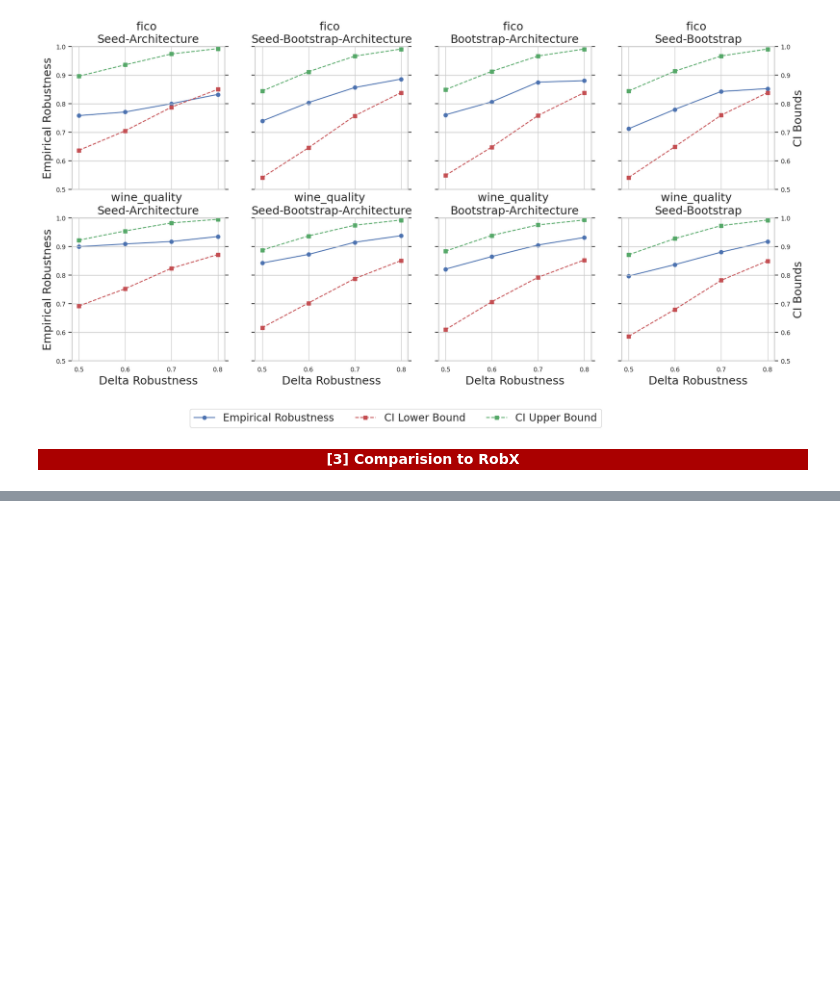
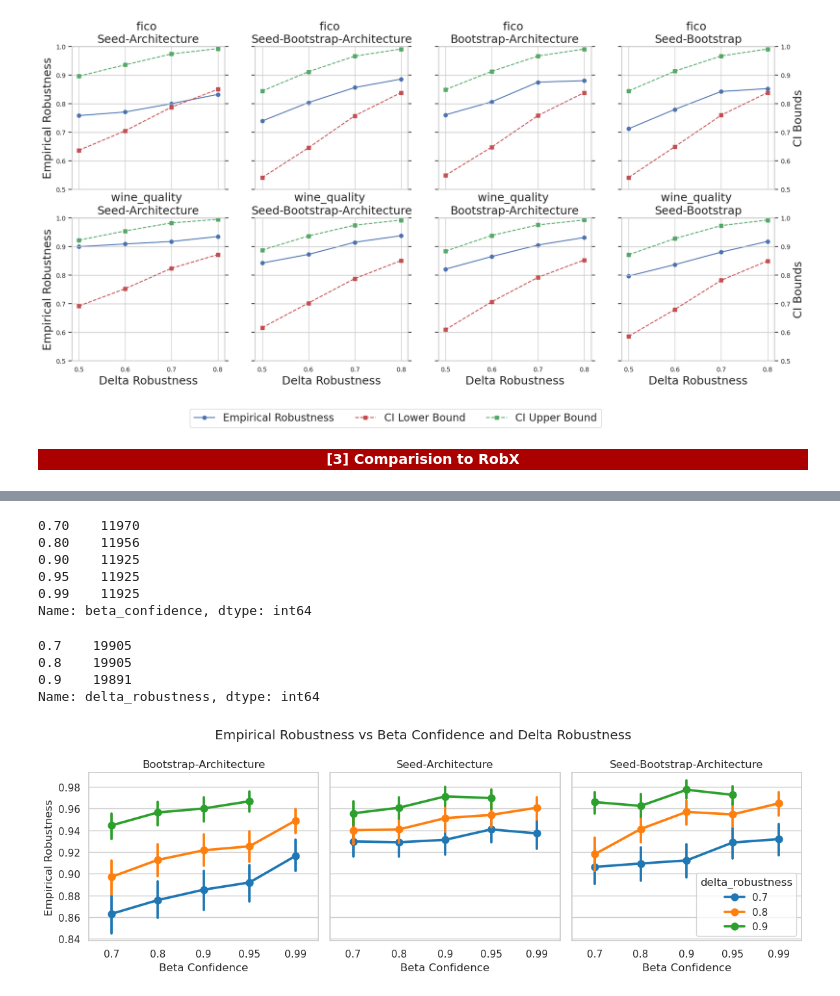
Before and after one commit to istepka/betarce, a Jupyter notebook: exp_vis.ipynb, the cells around one changed output, grey strips where cells are left out. Cells and saved outputs as stored; diff of their text form; code cells hidden in the pictures; blank space fills up the shorter version.

```diff
--- a/exp_vis.ipynb
+++ b/exp_vis.ipynb
@@ -414,0 +476,46 @@ plt.tight_layout()
+# %%
+conf_raw_df['beta_confidence'].value_counts()
+# %% [output]
+0.70    11970
+0.80    11956
+0.90    11925
+0.95    11925
+0.99    11925
+Name: beta_confidence, dtype: int64
+# %%
+conf_raw_df['delta_robustness'].value_counts()
+# %% [output]
+0.7    19905
+0.8    19905
+0.9    19891
+Name: delta_robustness, dtype: int64
+# %%
+experiments = conf_raw_df['experiment_type'].unique()
+
+fig, axes = plt.subplots(ncols=len(experiments), figsize=(12, 4), sharex=True, sharey=True)
+
+for i, experiment in enumerate(experiments):
+
+    tmp_conf_df = conf_raw_df.copy()
+    tmp_conf_df = tmp_conf_df[tmp_conf_df['experiment_type'] == experiment]
+
+    sns.pointplot(data=tmp_conf_df,
+                  x='beta_confidence',
+                  y='robust_counterfactual_validity_model2',
+                  hue='delta_robustness',
+                  ax=axes[i],
+                  palette='tab10',
+                  legend=True if i == len(experiments) - 1 else False
+    )
+
+    axes[i].set_title(experiment)
+    axes[i].set_xlabel('Beta Confidence')
+    if i == 0:
+        axes[i].set_ylabel('Empirical Robustness')
+
+    plt.suptitle('Empirical Robustness vs Beta Confidence and Delta Robustness')
+
+plt.tight_layout()
+plt.savefig(f'{images_dir}/4_1_empirical_robustness_vs_beta_confidence_and_delta.png', dpi=300, bbox_inches='tight')
+# %% [output]
+[figure, added]
```
Also changed, not shown: parts of 13 cells of this notebook.
